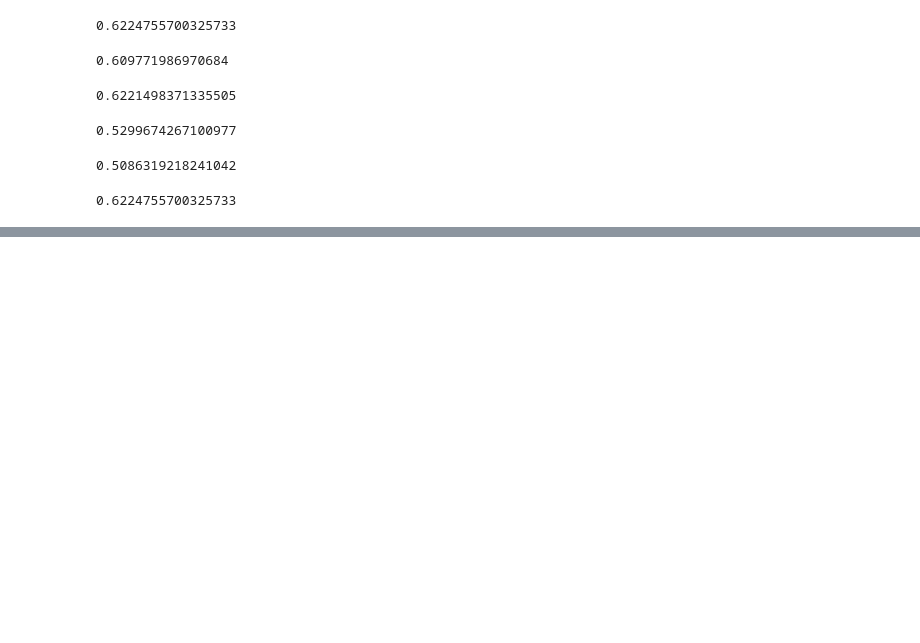
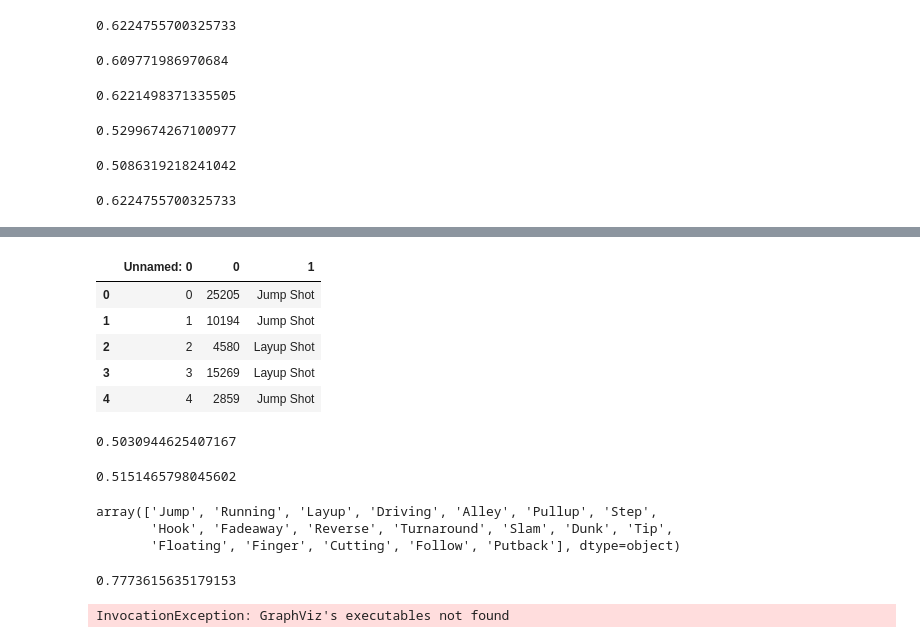
Before and after one commit to l3361269/data-science, a Jupyter notebook: Kobe Bryant's action type prediction.ipynb, the cells around one changed output, grey strips where cells are left out. Saved outputs shown, nothing was run; the diff lists cells and outputs as text; code cells hidden in the pictures; blank space fills up the shorter version.

```diff
--- a/Kobe Bryant's action type prediction.ipynb
+++ b/Kobe Bryant's action type prediction.ipynb
@@ -515,0 +1200,40 @@ x_test_6=x_test_6.drop(['shot_id','loc_x', 'loc_y','minutes_remaining',  'playof
+# %%
+f=pd.read_csv('predict_t.csv')
+f.head()
+# %% [output]
+|  | Unnamed: 0 | 0 | 1 |
+| 0 | 0 | 25205 | Jump Shot |
+| 1 | 1 | 10194 | Jump Shot |
+| 2 | 2 | 4580 | Layup Shot |
+| 3 | 3 | 15269 | Layup Shot |
+| 4 | 4 | 2859 | Jump Shot |
+# %%
+np.mean(f['1']==label_test['action_type'])
+# %% [output]
+0.5030944625407167
+# %%
+np.mean(label_t==f['1'].str.split(' ').str[0])
+# %% [output]
+0.5151465798045602
+# %%
+Traindata.action_type.str.split(' ').str[0].unique()
+# %% [output]
+array(['Jump', 'Running', 'Layup', 'Driving', 'Alley', 'Pullup', 'Step',
+       'Hook', 'Fadeaway', 'Reverse', 'Turnaround', 'Slam', 'Dunk', 'Tip',
+       'Floating', 'Finger', 'Cutting', 'Follow', 'Putback'], dtype=object)
+# %%
+np.mean(f['1']==y_pred)
+# %% [output]
+0.7773615635179153
+# %%
+from IPython.display import Image
+import pydotplus
+dot_data = tree.export_graphviz(dtc, out_file=None,
+                         feature_names=train.columns,
+                         class_names=Traindata.action_type,
+                         filled=True, rounded=True,
+                         special_characters=True)
+graph = pydotplus.graph_from_dot_data(dot_data)
+Image(graph.create_png())
+# %% [output]
+InvocationException: GraphViz's executables not found
```
Also changed, not shown: parts of 114 cells of this notebook.
